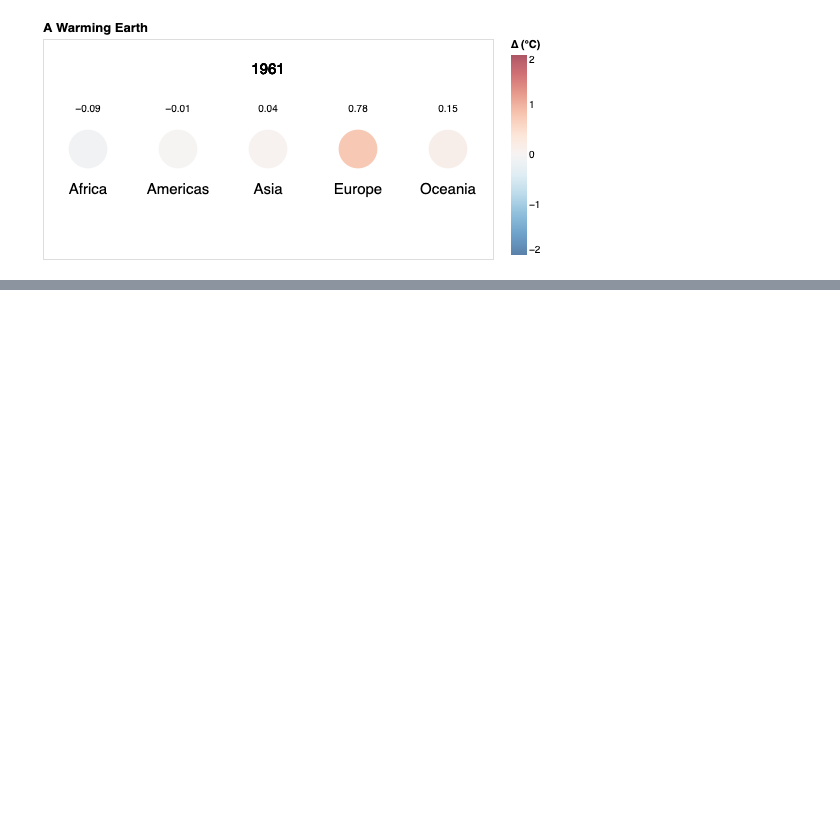
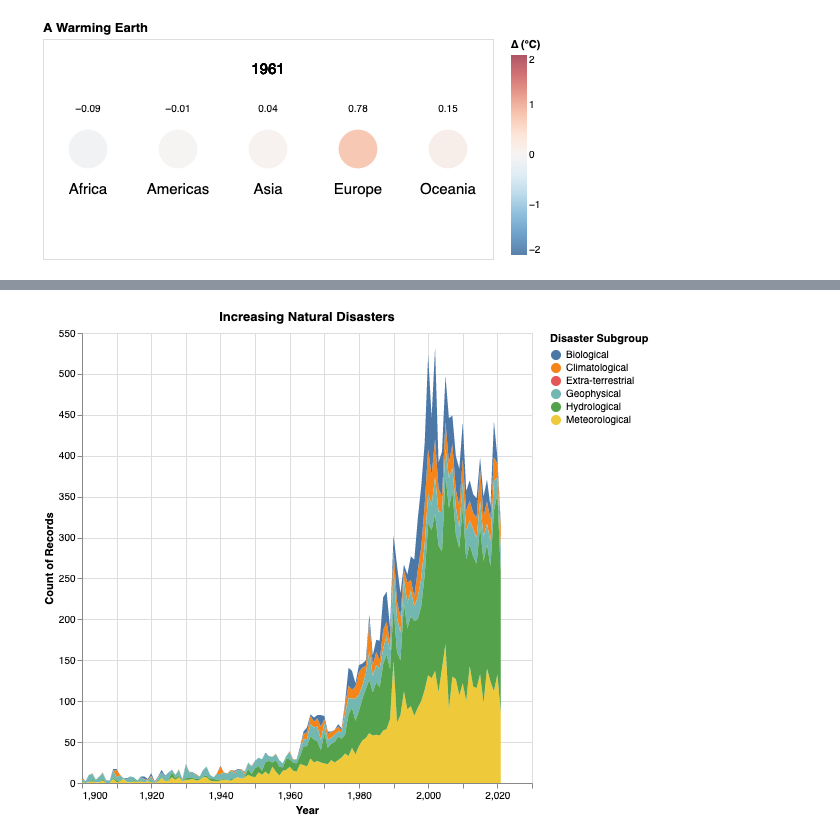
Before and after one commit to mel-liow/climate-analysis, a Jupyter notebook: climate_analysis.ipynb, the cells around one changed output, grey strips where cells are left out. Saved outputs shown, nothing was run; the diff lists cells and outputs as text; code cells hidden in the pictures; blank space fills up the shorter version.

```diff
--- a/climate_analysis.ipynb
+++ b/climate_analysis.ipynb
@@ -176,0 +211,4 @@ year_label = alt.Chart(region_temps)
+# %%
+# import data
+raw_data_nd = pd.read_csv('data/1900_2021_DISASTERS.csv')
+raw_data_nd.head()
@@ -176,0 +223,2 @@ year_label = alt.Chart(region_temps)
+# %%
+natural_disasters_df = raw_data_nd[['Year', 'Disaster Subgroup']]
@@ -176,0 +241,11 @@ year_label = alt.Chart(region_temps)
+# %%
+alt.Chart(natural_disasters_df, title="Increasing Natural Disasters").mark_area().encode(
+    x=alt.X('Year', title="Year"),
+    y=alt.Y('count(Disaster Subgroup)'),
+    color='Disaster Subgroup'
+).properties(
+    width=450,
+    height=450
+)
+# %% [output]
+[figure, added]
```
Also changed, not shown: parts of 10 cells of this notebook.
